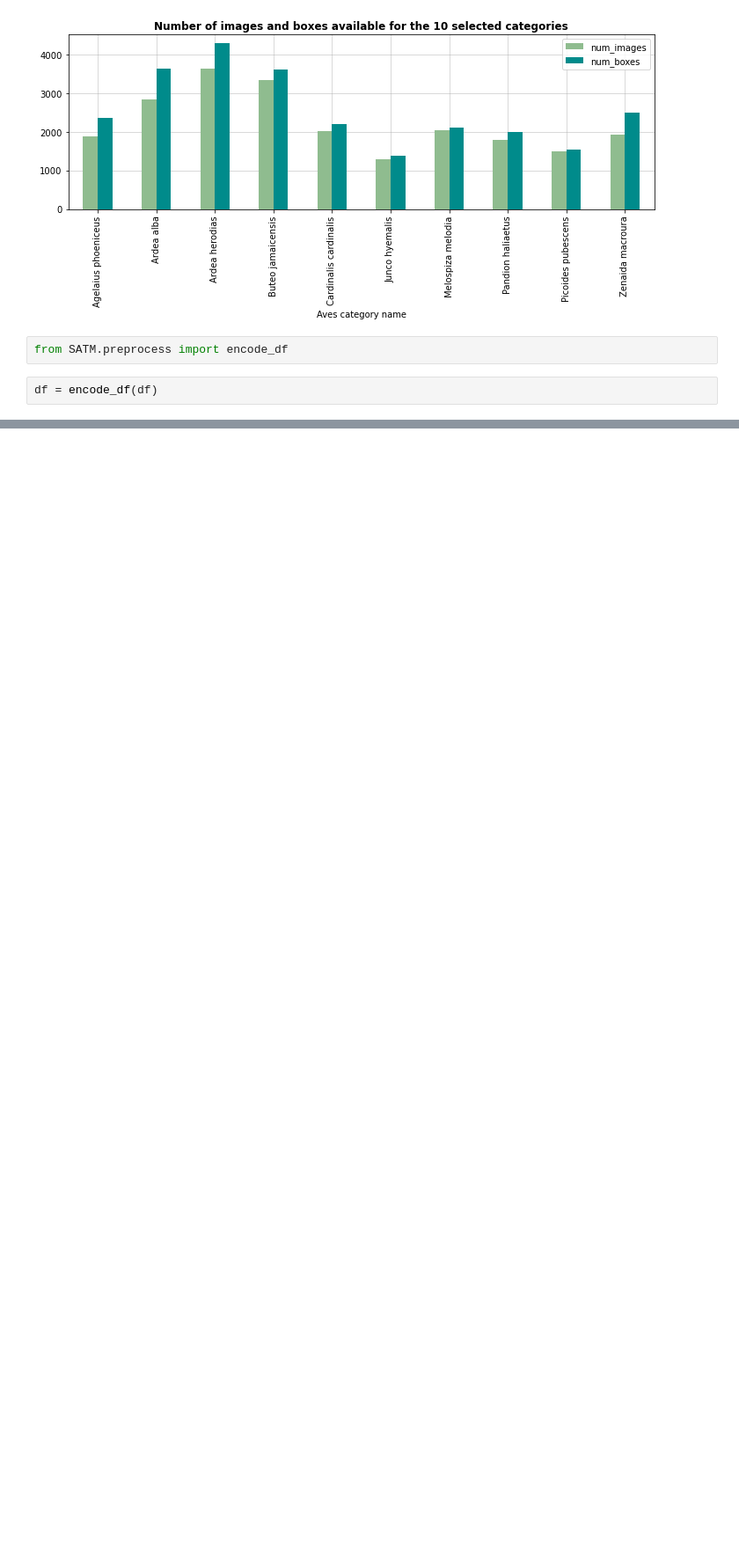
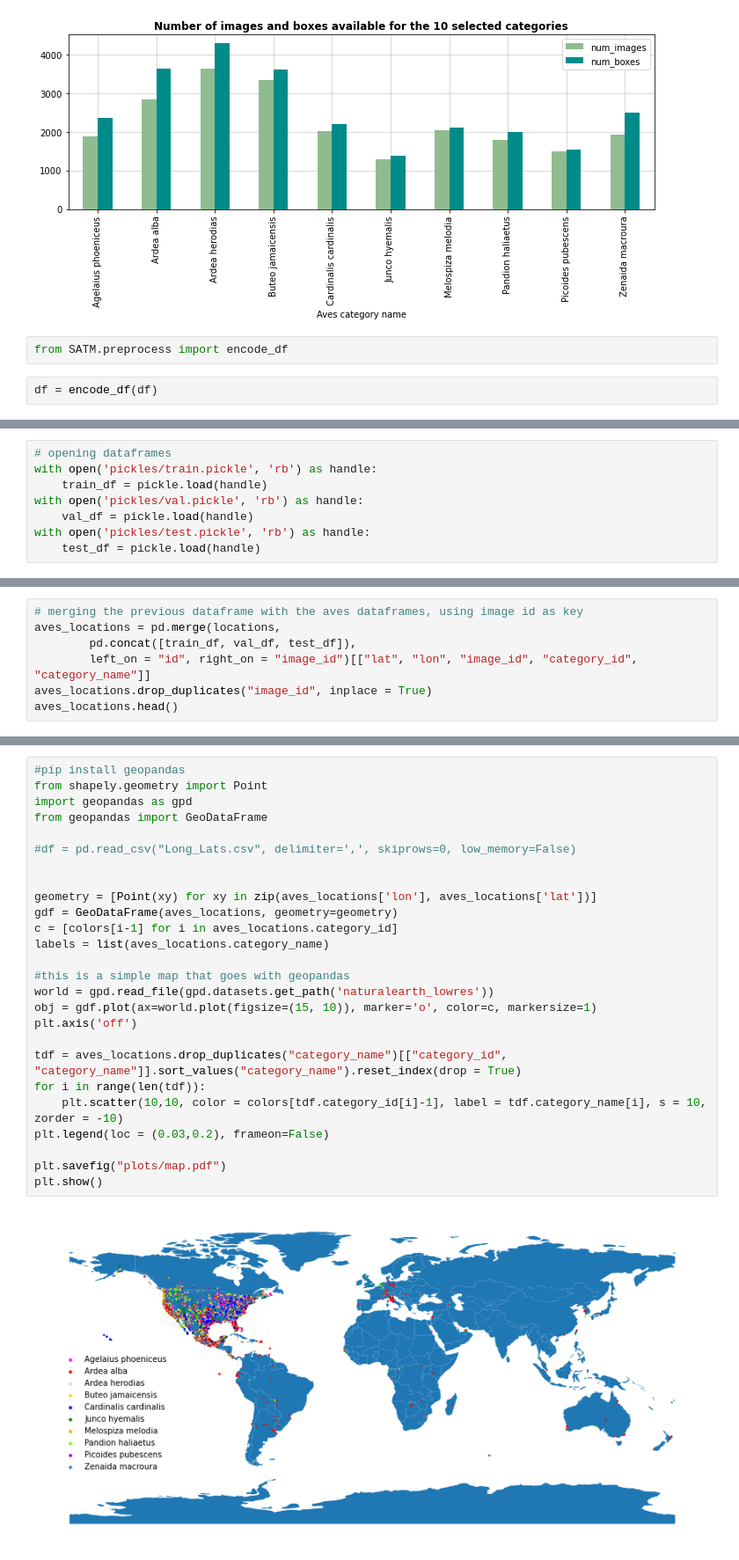
Before and after one commit to mgalfre/DLCV-project, a Jupyter notebook: data_visualization.ipynb, the cells around one changed output, grey strips where cells are left out. Shown at 88% size. Drawn from its saved outputs; the diff is of its cells as text; blank space fills up the shorter version.

```diff
--- a/data_visualization.ipynb
+++ b/data_visualization.ipynb
@@ -106,0 +225,8 @@ from SATM.
+# %%
+# opening dataframes
+with open('pickles/train.pickle', 'rb') as handle:
+    train_df = pickle.load(handle)
+with open('pickles/val.pickle', 'rb') as handle:
+    val_df = pickle.load(handle)
+with open('pickles/test.pickle', 'rb') as handle:
+    test_df = pickle.load(handle)
@@ -106,0 +261,7 @@ from SATM.
+# %%
+# merging the previous dataframe with the aves dataframes, using image id as key
+aves_locations = pd.merge(locations,
+        pd.concat([train_df, val_df, test_df]),
+        left_on = "id", right_on = "image_id")[["lat", "lon", "image_id", "category_id", "category_name"]]
+aves_locations.drop_duplicates("image_id", inplace = True)
+aves_locations.head()
@@ -106,0 +275,28 @@ from SATM.
+# %%
+#pip install geopandas
+from shapely.geometry import Point
+import geopandas as gpd
+from geopandas import GeoDataFrame
+
+#df = pd.read_csv("Long_Lats.csv", delimiter=',', skiprows=0, low_memory=False)
+
+
+geometry = [Point(xy) for xy in zip(aves_locations['lon'], aves_locations['lat'])]
+gdf = GeoDataFrame(aves_locations, geometry=geometry)
+c = [colors[i-1] for i in aves_locations.category_id]
+labels = list(aves_locations.category_name)
+
+#this is a simple map that goes with geopandas
+world = gpd.read_file(gpd.datasets.get_path('naturalearth_lowres'))
+obj = gdf.plot(ax=world.plot(figsize=(15, 10)), marker='o', color=c, markersize=1)
+plt.axis('off')
+
+tdf = aves_locations.drop_duplicates("category_name")[["category_id", "category_name"]].sort_values("category_name").reset_index(drop = True)
+for i in range(len(tdf)):
+    plt.scatter(10,10, color = colors[tdf.category_id[i]-1], label = tdf.category_name[i], s = 10, zorder = -10)
+plt.legend(loc = (0.03,0.2), frameon=False)
+
+plt.savefig("plots/map.pdf")
+plt.show()
+# %% [output]
+[figure, added]
```
Also changed, not shown: parts of 28 cells of this notebook, 1 other file.
